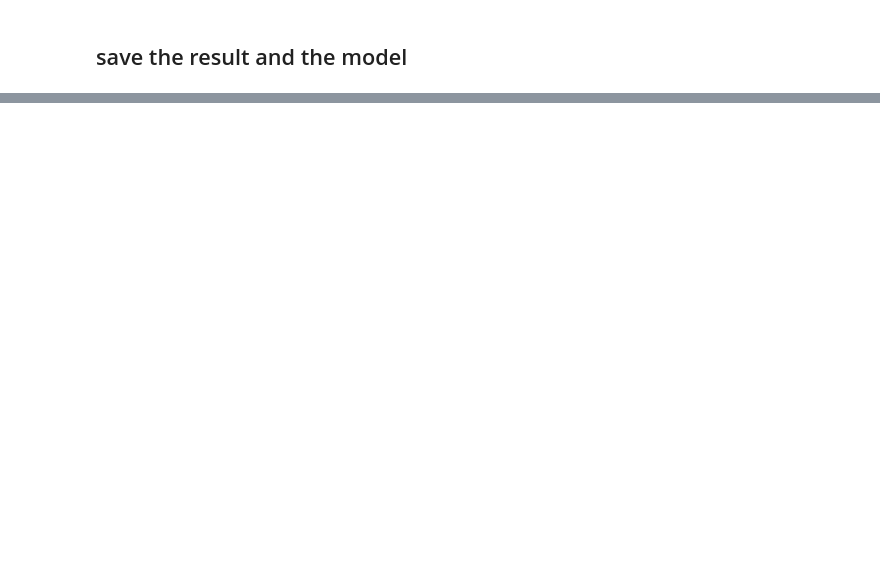
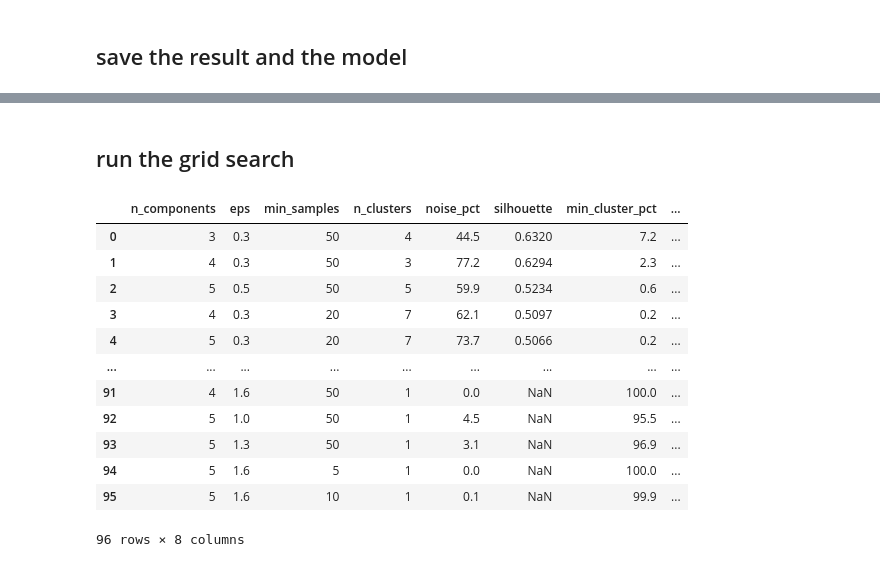
Before and after one commit to oelaimar/CardProfiler, a Jupyter notebook: notebooks/03_clustering.ipynb, the cells around one changed output, grey strips where cells are left out. Saved outputs shown, nothing was run; the diff lists cells and outputs as text; code cells hidden in the pictures; blank space fills up the shorter version.

```diff
--- a/notebooks/03_clustering.ipynb
+++ b/notebooks/03_clustering.ipynb
@@ -175,0 +199,19 @@ save_model({"pca": pca_kmeans, "kmeans": kmeans}, "kmeans_clustering.joblib")
+# %% [markdown]
+## run the grid search
+# %%
+grid_dbscan = dbscan_grid_search(df_prepare_clustering)
+grid_dbscan
+# %% [output]
+|  | n_components | eps | min_samples | n_clusters | noise_pct | silhouette | min_cluster_pct | ... |
+| 0 | 3 | 0.3 | 50 | 4 | 44.5 | 0.6320 | 7.2 | ... |
+| 1 | 4 | 0.3 | 50 | 3 | 77.2 | 0.6294 | 2.3 | ... |
+| 2 | 5 | 0.5 | 50 | 5 | 59.9 | 0.5234 | 0.6 | ... |
+| 3 | 4 | 0.3 | 20 | 7 | 62.1 | 0.5097 | 0.2 | ... |
+| 4 | 5 | 0.3 | 20 | 7 | 73.7 | 0.5066 | 0.2 | ... |
+| ... | ... | ... | ... | ... | ... | ... | ... | ... |
+| 91 | 4 | 1.6 | 50 | 1 | 0.0 | NaN | 100.0 | ... |
+| 92 | 5 | 1.0 | 50 | 1 | 4.5 | NaN | 95.5 | ... |
+| 93 | 5 | 1.3 | 50 | 1 | 3.1 | NaN | 96.9 | ... |
+| 94 | 5 | 1.6 | 5 | 1 | 0.0 | NaN | 100.0 | ... |
+| 95 | 5 | 1.6 | 10 | 1 | 0.1 | NaN | 99.9 | ... |
+96 rows × 8 columns
```
Also changed, not shown: parts of 6 cells of this notebook, 1 other file.
